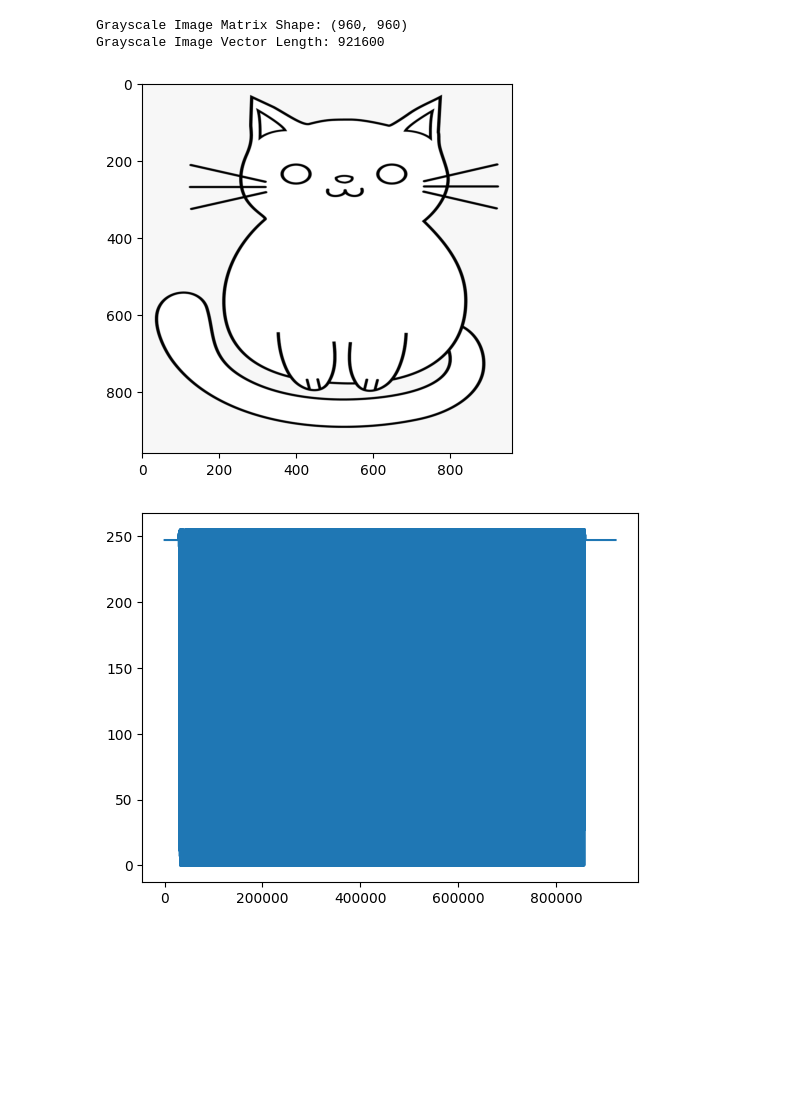
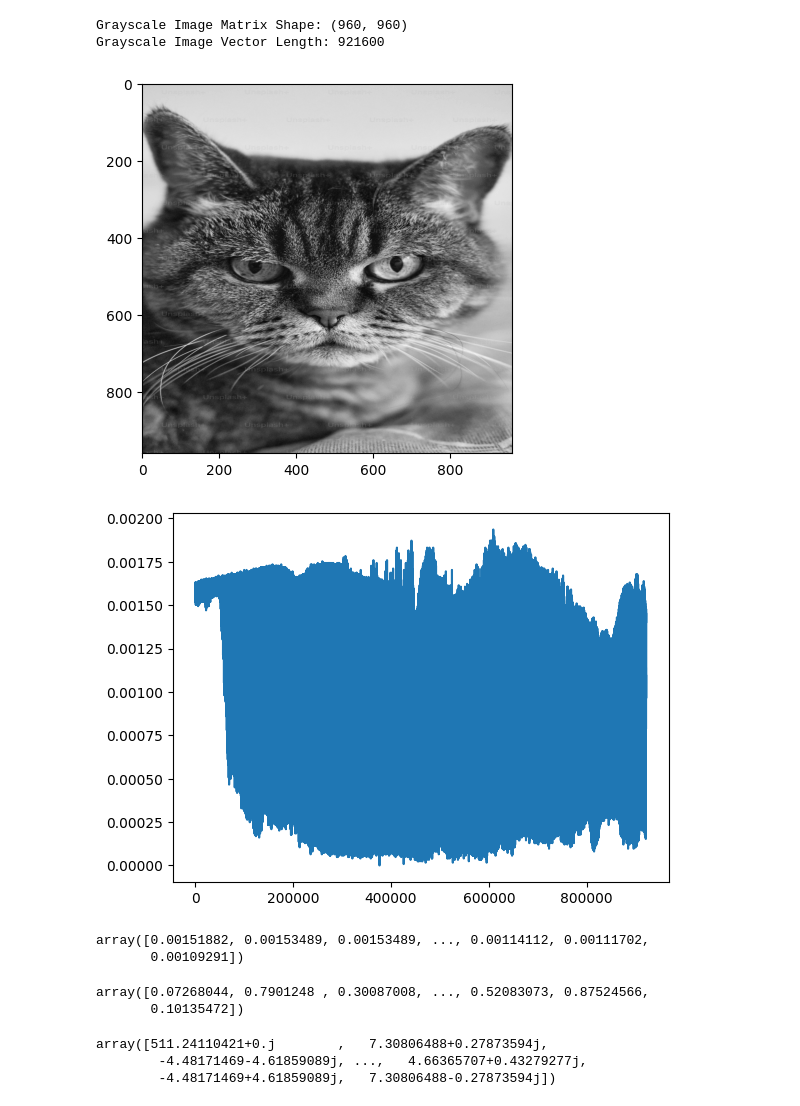
Before and after one commit to pramcodes/DDNN, a Jupyter notebook: encoding.ipynb, the cells around one changed output. Saved outputs shown, nothing was run; the diff lists cells and outputs as text; code cells hidden in the pictures; blank space fills up the shorter version.

```diff
--- a/encoding.ipynb
+++ b/encoding.ipynb
@@ -18,7 +18,7 @@ def process_grayscale_image(image_path, target_size=(960, 960)):
     return image_matrix, image_vector
 
 # Example usage
-image_path = 'cat.png'  # Replace with your black-and-white image path
+image_path = 'cat1.jpeg'  # Replace with your black-and-white image path
 matrix, vector = process_grayscale_image(image_path)
 
 print(f"Grayscale Image Matrix Shape: {matrix.shape}")  # e.g., (960, 960)
@@ -35,12 +35,34 @@ import matplotlib.pyplot as plt
 plt.imshow(matrix, cmap='gray')
 plt.show()
 # %% [output]
-[figure, old version]
+[figure, new version]
 # %%
 vector
-
+norm_vec = vector/np.linalg.norm(vector)
 #plot vector of the cat
-plt.plot(vector)
+plt.plot(norm_vec)
 plt.show()
 # %% [output]
-[figure, old version]
+[figure, new version]
+# %%
+norm_vec
+# %% [output]
+array([0.00151882, 0.00153489, 0.00153489, ..., 0.00114112, 0.00111702,
+       0.00109291])
+# %%
+x = np.random.random(1024)
+x
+# %% [output]
+array([0.07268044, 0.7901248 , 0.30087008, ..., 0.52083073, 0.87524566,
+       0.10135472])
+# %%
+x = np.asarray(x, dtype=float)
+N = x.shape[0]
+n = np.arange(N)
+k = n.reshape((N, 1))
+M = np.exp(-2j * np.pi * k * n / N)
+np.dot(M, x)
+# %% [output]
+array([511.24110421+0.j        ,   7.30806488+0.27873594j,
+        -4.48171469-4.61859089j, ...,   4.66365707+0.43279277j,
+        -4.48171469+4.61859089j,   7.30806488-0.27873594j])
```
Also changed, not shown: parts of 4 cells of this notebook, 1 other file.
